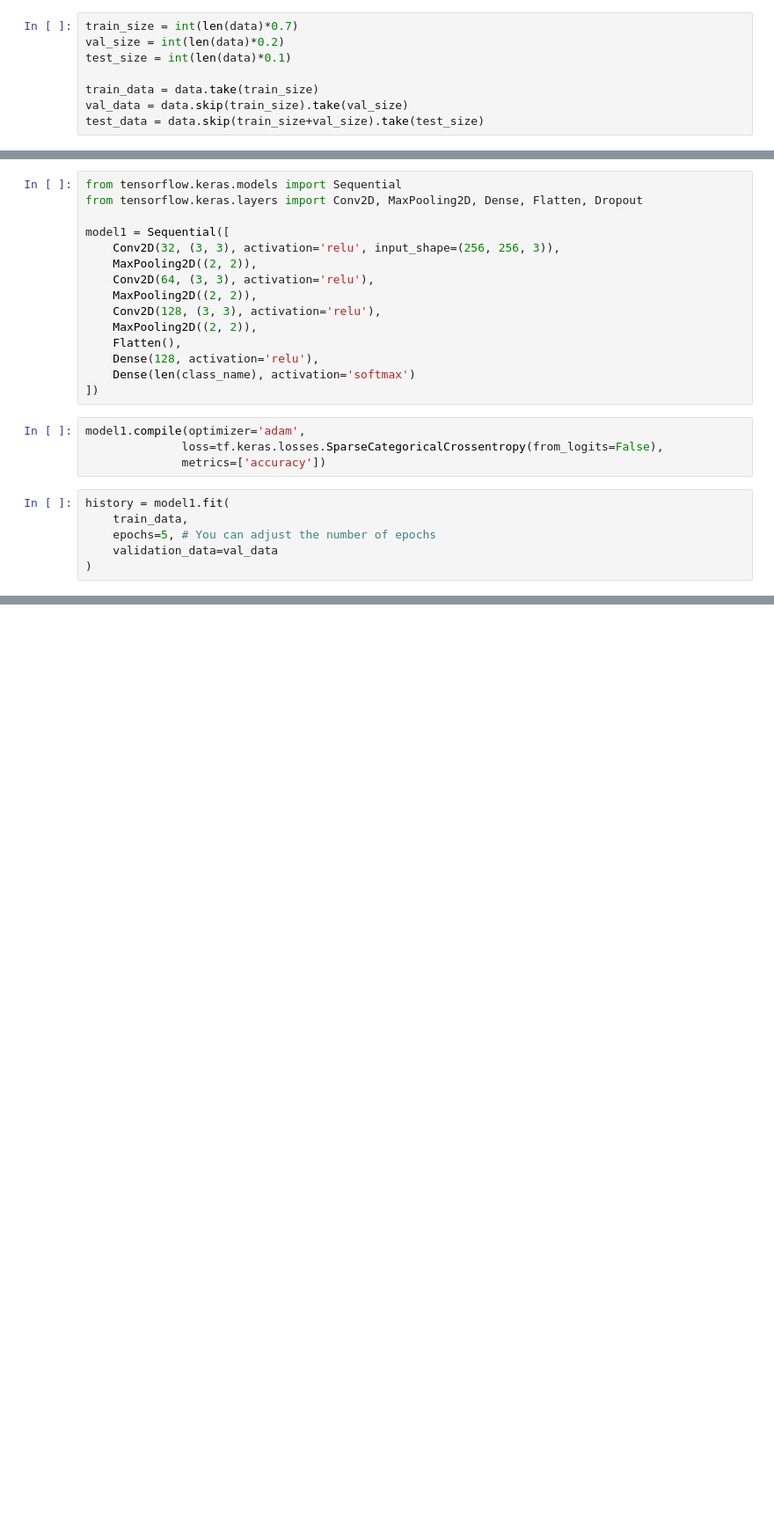
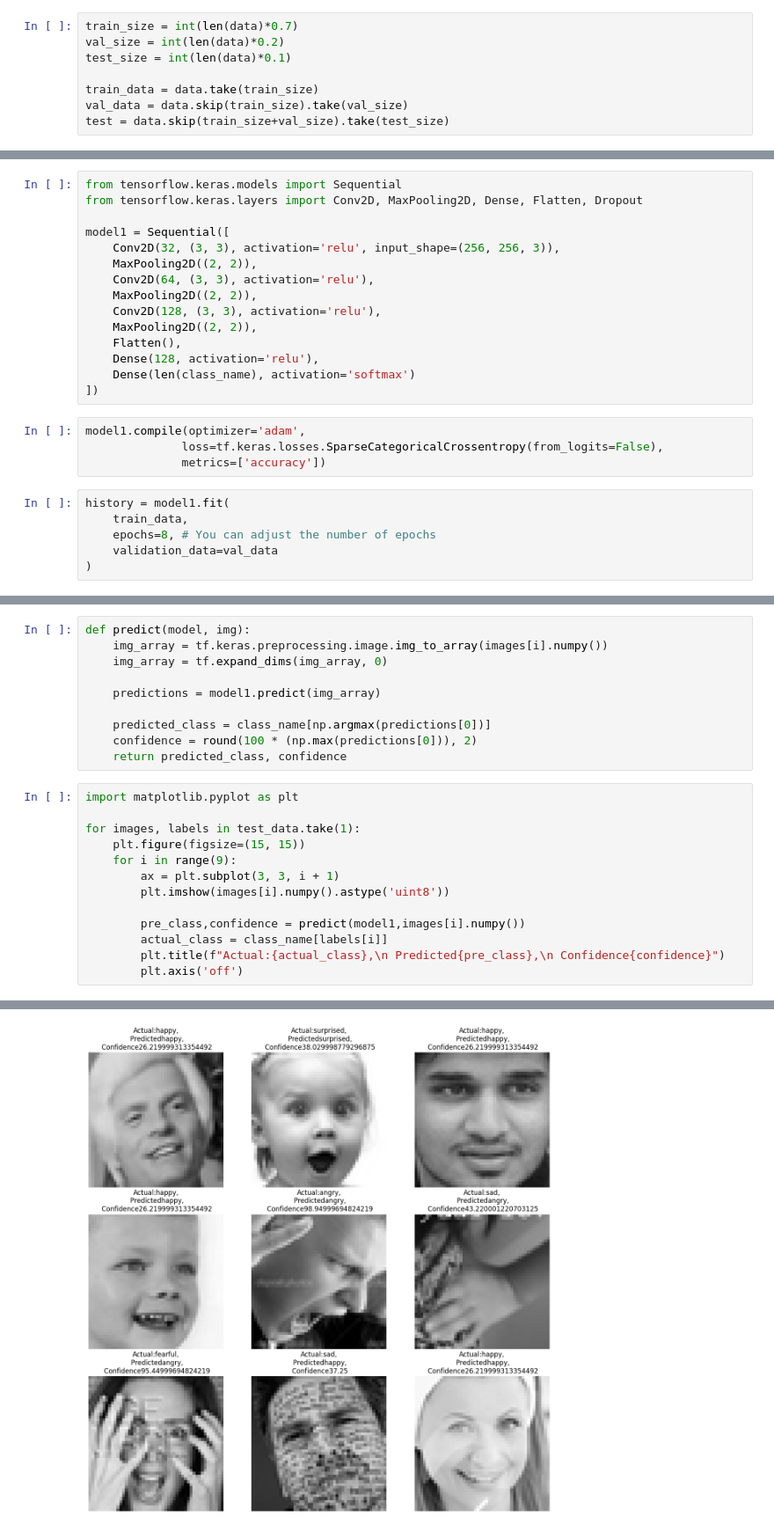
Before and after one commit to MudassirABBASSi/Computer-Vision, a Jupyter notebook: Emotion_detection.ipynb, the cells around one changed output, grey strips where cells are left out. Shown at 88% size. Drawn from its saved outputs; the diff is of its cells as text; blank space fills up the shorter version.

```diff
--- a/Emotion_detection.ipynb
+++ b/Emotion_detection.ipynb
@@ -303,7 +305,7 @@ test_size = int(len(data)*0.1)
 
 train_data = data.take(train_size)
 val_data = data.skip(train_size).take(val_size)
-test_data = data.skip(train_size+val_size).take(test_size)
+test = data.skip(train_size+val_size).take(test_size)
 # %%
 train_data = train_data.cache().prefetch(buffer_size=tf.data.AUTOTUNE)
 val_data = val_data.cache().prefetch(buffer_size=tf.data.AUTOTUNE)
@@ -330,7 +332,7 @@ model1.compile(optimizer='adam',
 # %%
 history = model1.fit(
     train_data,
-    epochs=5, # You can adjust the number of epochs
+    epochs=8, # You can adjust the number of epochs
     validation_data=val_data
 )
 # %% [output]
@@ -344,0 +355,24 @@ scores = model1.evaluate(test_ds)
+# %%
+def predict(model, img):
+    img_array = tf.keras.preprocessing.image.img_to_array(images[i].numpy())
+    img_array = tf.expand_dims(img_array, 0)
+
+    predictions = model1.predict(img_array)
+
+    predicted_class = class_name[np.argmax(predictions[0])]
+    confidence = round(100 * (np.max(predictions[0])), 2)
+    return predicted_class, confidence
+# %%
+import matplotlib.pyplot as plt
+
+for images, labels in test_data.take(1):
+    plt.figure(figsize=(15, 15))
+    for i in range(9):
+        ax = plt.subplot(3, 3, i + 1)
+        plt.imshow(images[i].numpy().astype('uint8'))
+
+        pre_class,confidence = predict(model1,images[i].numpy())
+        actual_class = class_name[labels[i]]
+        plt.title(f"Actual:{actual_class},\n Predicted{pre_class},\n Confidence{confidence}")
+        plt.axis('off')
+# %% [output]
@@ -344,0 +388 @@ scores = model1.evaluate(test_ds)
+[figure, added]
```
Also changed, not shown: parts of 5 cells of this notebook.
